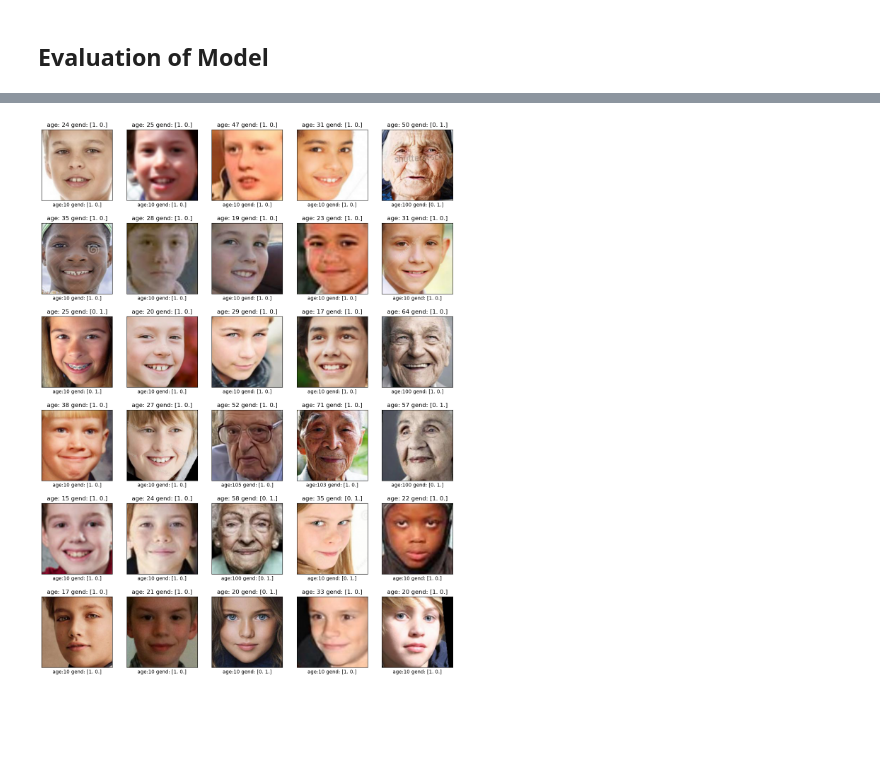
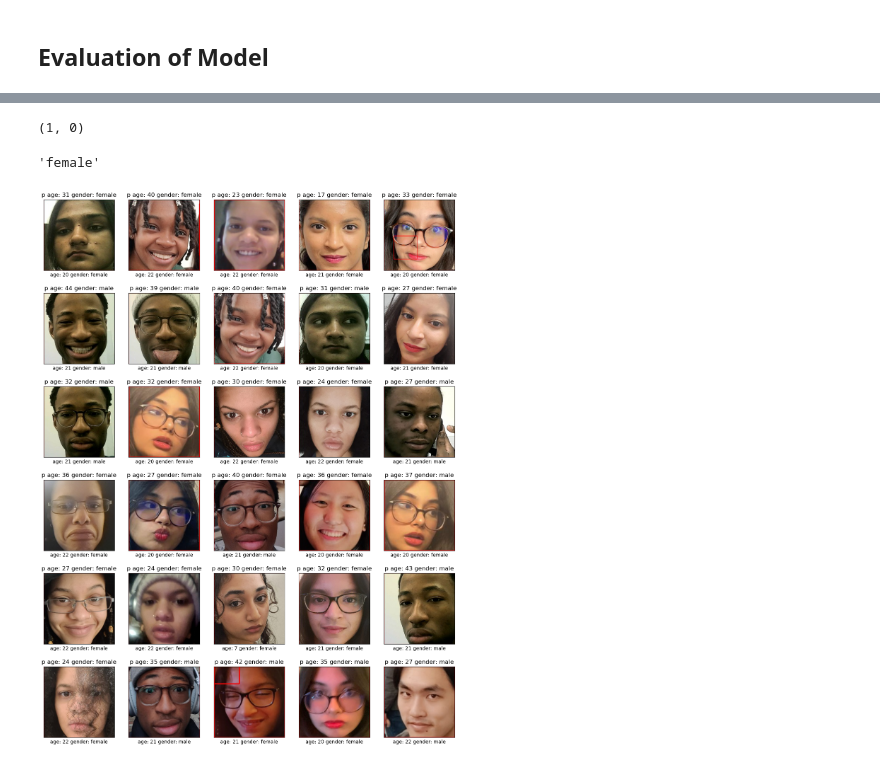
Before and after one commit to Joshua192/age-gender-predictor, a Jupyter notebook: improved_model.ipynb, the cells around one changed output, grey strips where cells are left out. Cells and saved outputs as stored; diff of their text form; code cells hidden in the pictures; blank space fills up the shorter version.

```diff
--- a/improved_model.ipynb
+++ b/improved_model.ipynb
@@ -1267,17 +1265,21 @@ dict(zip(new_model.metrics_names, new_model.evaluate(test_gen, steps=len(test_id
  'age_output_linear_mae': 10.91819953918457,
  'gender_output_accuracy': 0.8963963985443115}
 # %%
+# Added the variables here again to remove dependancy on running previous cell
+TRAIN_TEST_SPLIT = 0.7
+IM_WIDTH = IM_HEIGHT = 198
+
 p = np.random.permutation(len(personal_img_df))
 train_up_to = int(len(personal_img_df) * TRAIN_TEST_SPLIT)
 train_idx = p[:train_up_to]
 personal_test_idx = p[train_up_to:]
 
-test_gen = get_new_data_generator(personal_img_df, personal_test_idx, for_training=False, batch_size=64)
+test_gen = get_new_augmented_data_generator(personal_img_df, personal_test_idx, for_training=False, batch_size=30)
 x_test, (age_true, gender_true)= next(test_gen)
 
 age_pred, gender_pred = new_model.predict_on_batch(x_test)
 
-gender_true = gender_true.argmax(axis=-1)
+# gender_true = gender_true.argmax(axis=-1)
 gender_pred = gender_pred.argmax(axis=-1)
 age_true = age_true
 age_pred = age_pred
@@ -1300,0 +1332,4 @@ weighted avg       0.89      0.89      0.89        64
+# %%
+test_gen = get_new_augmented_data_generator(personal_img_df, personal_test_idx, for_training=False, batch_size=30)
+x_test, (age_true, gender_true)= next(test_gen)
+gender_true[random_idx]
@@ -1301,21 +1348,34 @@ weighted avg       0.89      0.89      0.89        64
+# %%
+# age_true[random_idx], age_pred[random_idx][0]
+gender_true, gender_pred[random_idx]
+# %% [output]
+(1, 0)
+# %%
+ID_GENDER_MAP[gender_pred[random_idx]]
+# %% [output]
+'female'
 # %%
+import math
+ID_GENDER_MAP = {0: 'male', 1: 'female'}
+GENDER_ID_MAP = dict((g, i) for i, g in ID_GENDER_MAP.items())
+
 n = 30
-random_indices = np.random.permutation(n)
+list_of_random_indices = np.random.permutation(n)
 n_cols = 5
 n_rows = math.ceil(n / n_cols)
 fig, axes = plt.subplots(n_rows, n_cols, figsize=(15, 20))
-for i, img_idx in enumerate(random_indices):
-    # print("i",i,"img_idx", img_idx)
-    ax = axes.flat[i]
-    ax.imshow(x_test[img_idx])
+for index, random_idx in enumerate(list_of_random_indices):
+    # print("index",index,"random_idx", random_idx)
+    ax = axes.flat[index]
+    ax.imshow(x_test[random_idx])
 
-    prediction = str("age: " + str(int(age_pred[img_idx])) + " gend: " + str(gender_true[img_idx]))
+    prediction = f"p age: {str(int(age_pred[random_idx][0]))} gender: {ID_GENDER_MAP[gender_pred[random_idx]]}"
 
-    true_value = str("age:" + str(int(age_true[img_idx])) + " gend: " + str(gender_true[img_idx]) )
+    true_value = f"age: {age_true[random_idx]} gender: {gender_true[random_idx]}"
 
     ax.set_title(prediction)
     ax.set_xlabel(true_value)
     ax.set_xticks([])
     ax.set_yticks([])
 # %% [output]
-[figure, old version]
+[figure, new version]
```
Also changed, not shown: parts of 8 cells of this notebook.
